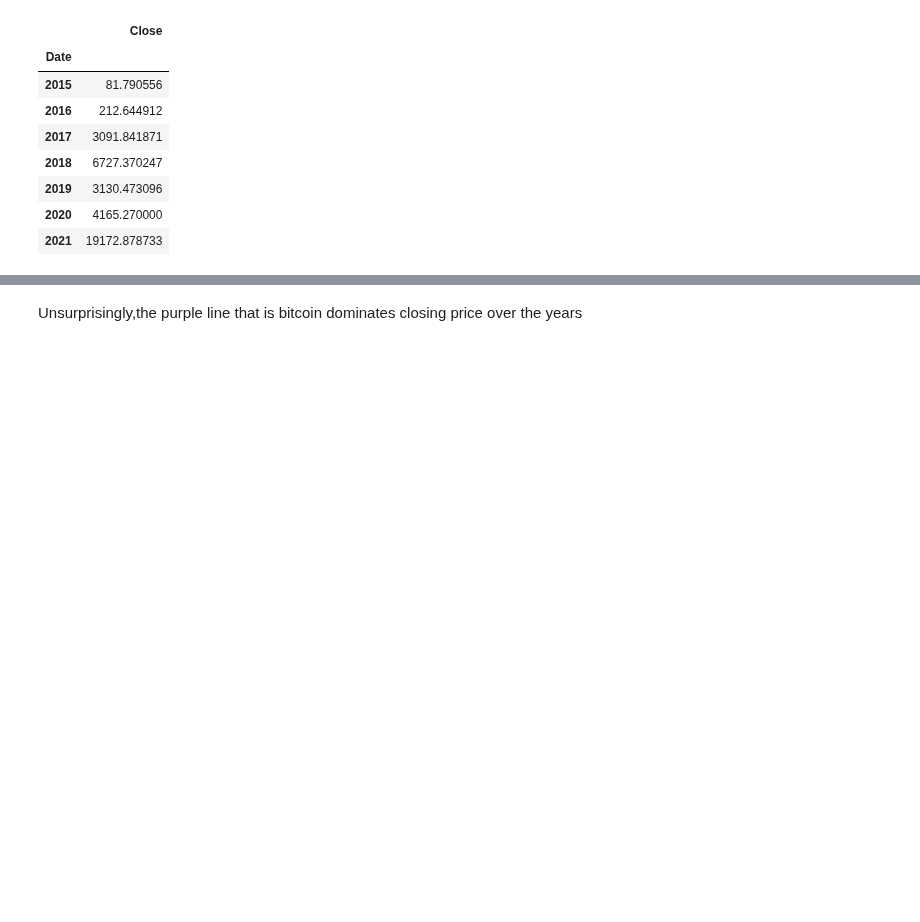
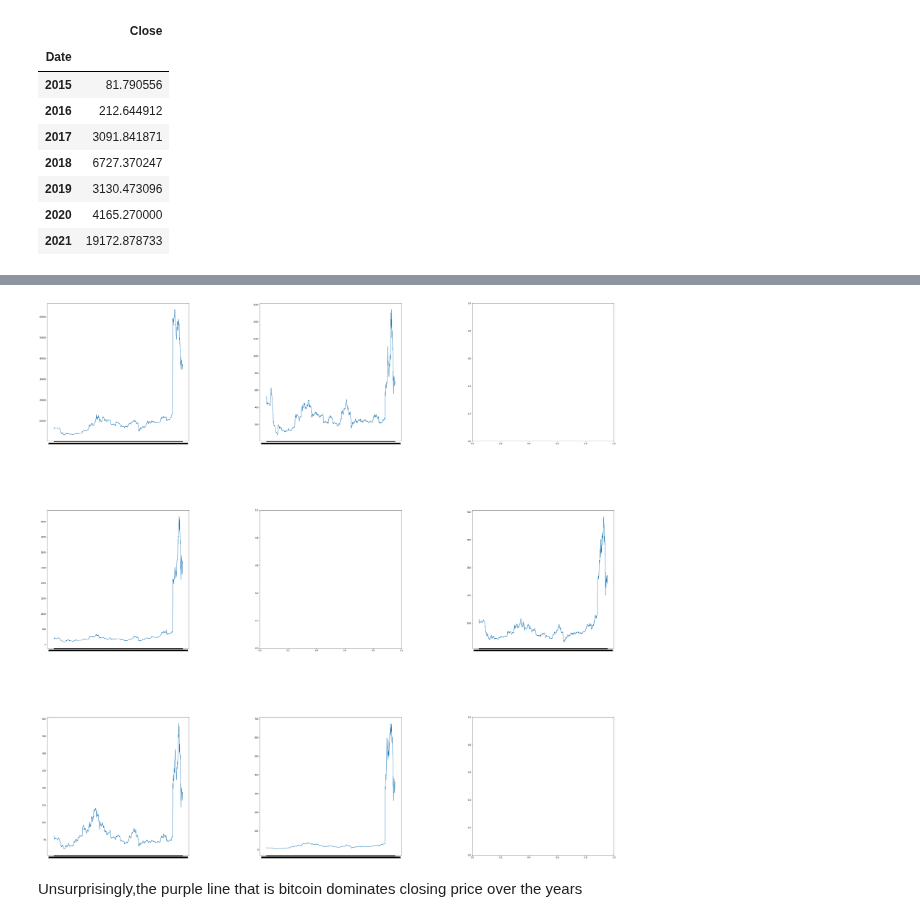
Before and after one commit to kenneykwan/Springboard, a Jupyter notebook: Capstone2-CCI30Index/Capstone 2 CCI30 Index - EDA.ipynb, the cells around one changed output, grey strips where cells are left out. Saved outputs shown, nothing was run; the diff lists cells and outputs as text; code cells hidden in the pictures; blank space fills up the shorter version.

```diff
--- a/Capstone2-CCI30Index/Capstone 2 CCI30 Index - EDA.ipynb
+++ b/Capstone2-CCI30Index/Capstone 2 CCI30 Index - EDA.ipynb
@@ -106,3 +121,25 @@ stock_prices.pivot_table(index=stock_prices.index,values=stock_prices.columns).p
+# %%
+#Plot Stock Prices Data
+plt.rcParams["figure.figsize"] = (10,10)
+#stock_prices.pivot_table(index=stock_prices.index,values=stock_prices.columns).plot()
+
+fig, axs = plt.subplots(3, 3, figsize=(50, 50))
+plt.subplots_adjust(hspace=0.5,wspace = 0.5);
+
+axs[0, 0].plot(stock_prices.index,stock_prices['BTC-USD'])
+axs[0, 1].plot(stock_prices.index,stock_prices['BCH-USD'])
+#axs[0, 2].plot(stock_prices.index,stock_prices['AAVE-USD'])
+axs[1, 0].plot(stock_prices.index,stock_prices['ETH-USD'])
+#axs[1, 1].plot(stock_prices.index,stock_prices['ICP1-USD'])
+axs[1, 2].plot(stock_prices.index,stock_prices['XMR-USD'])
+axs[2, 0].plot(stock_prices.index,stock_prices['LTC-USD'])
+axs[2, 1].plot(stock_prices.index,stock_prices['BNB-USD'])
+#axs[2, 2].plot(stock_prices.index,stock_prices['UNI3-USD'])
+
+
+plt.show()
+# %% [output]
+[figure, added]
 # %% [markdown]
 Unsurprisingly,the purple line that is bitcoin dominates closing price over the years
 # %%
```
Also changed, not shown: parts of 9 cells of this notebook, 1 other file.
